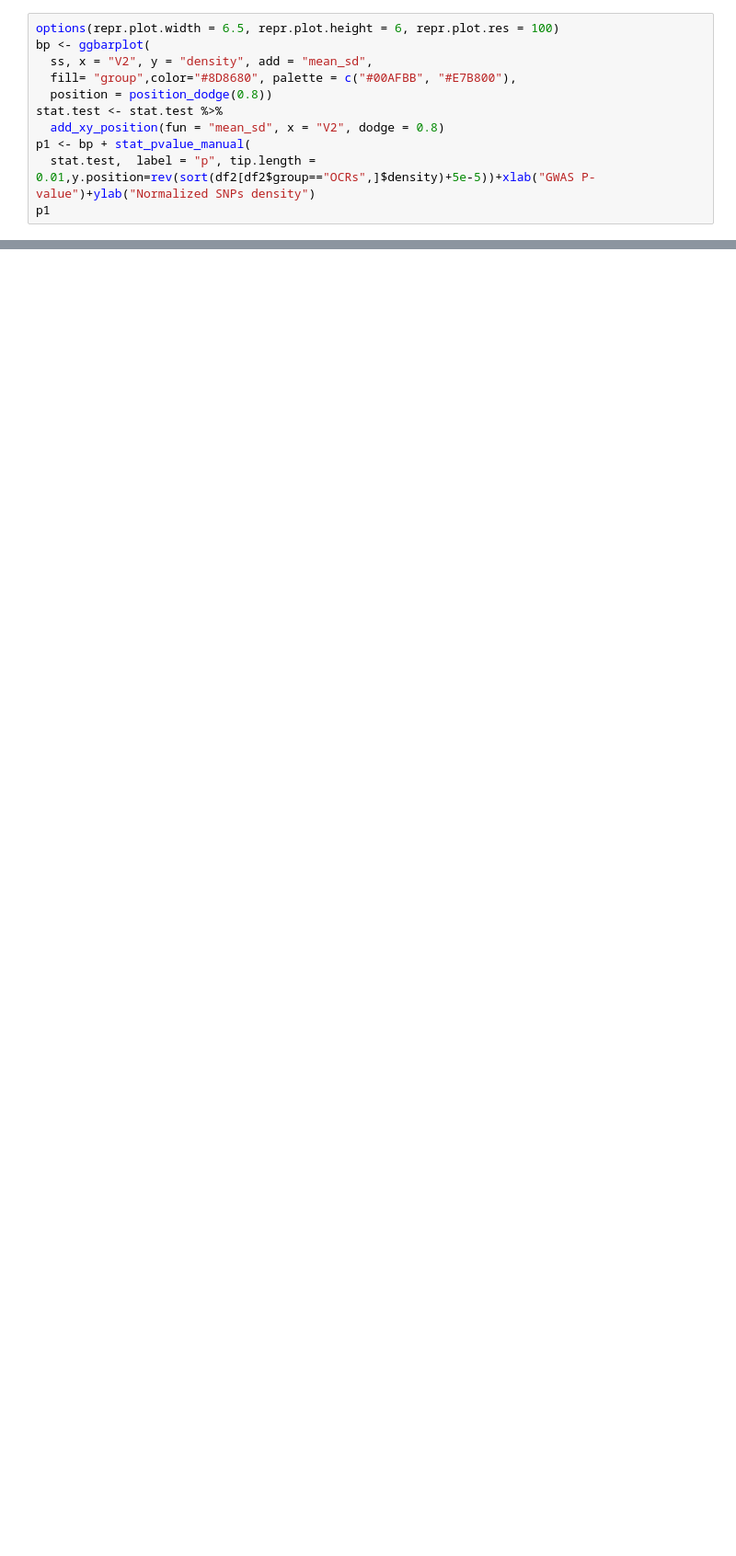
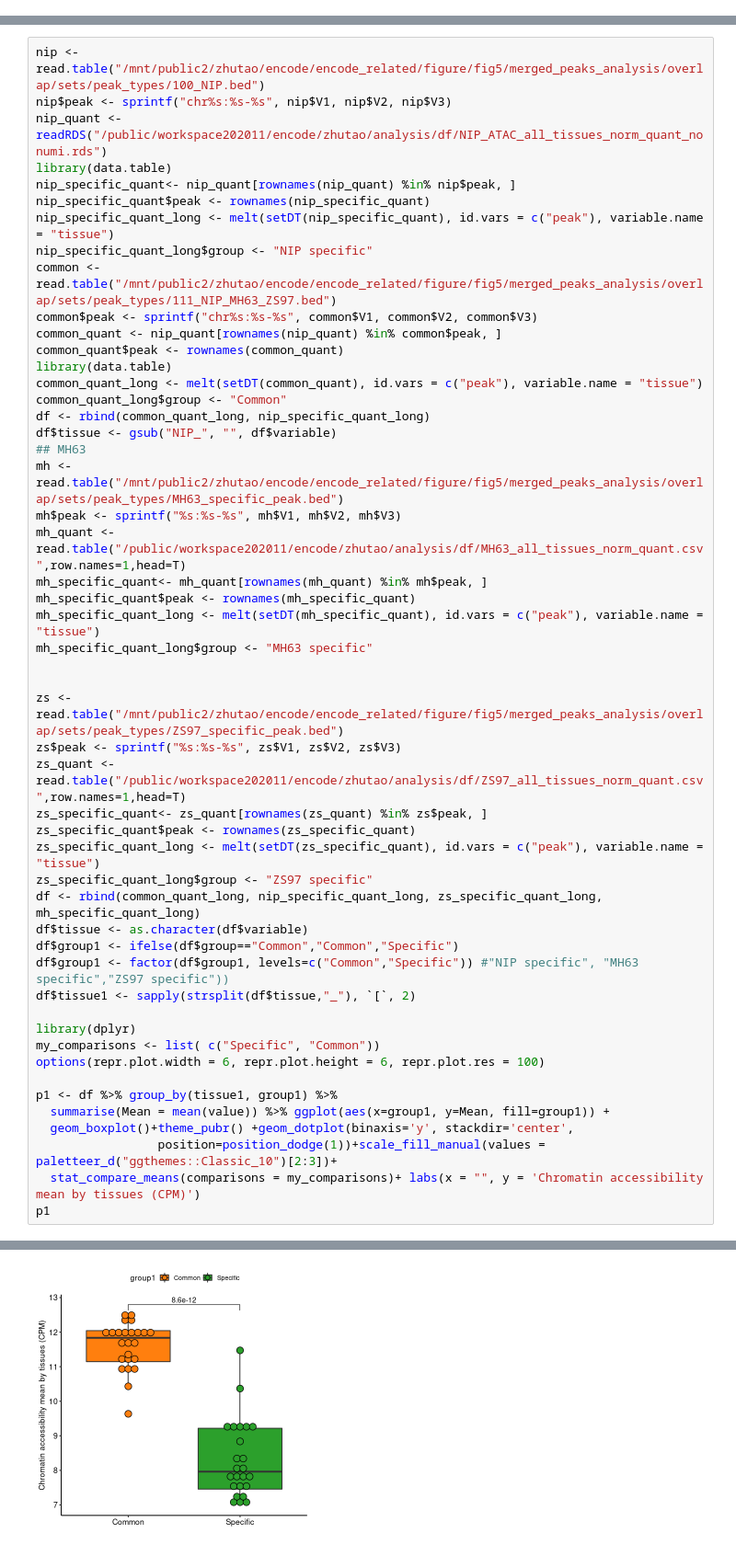
Before and after one commit to tzhu-bio/CART, a Jupyter notebook: Notebooks/Figure 6.ipynb, the cells around one changed output, grey strips where cells are left out. Shown at 92% size. Drawn from its saved outputs; the diff is of its cells as text; blank space fills up the shorter version.

```diff
--- a/Notebooks/Figure 6.ipynb
+++ b/Notebooks/Figure 6.ipynb
@@ -761,11 +0,0 @@ A rstatix_test: 6 × 11
-# %%
-options(repr.plot.width = 6.5, repr.plot.height = 6, repr.plot.res = 100)
-bp <- ggbarplot(
-  ss, x = "V2", y = "density", add = "mean_sd",
-  fill= "group",color="#8D8680", palette = c("#00AFBB", "#E7B800"),
-  position = position_dodge(0.8))
-stat.test <- stat.test %>%
-  add_xy_position(fun = "mean_sd", x = "V2", dodge = 0.8)
-p1 <- bp + stat_pvalue_manual(
-  stat.test,  label = "p", tip.length = 0.01,y.position=rev(sort(df2[df2$group=="OCRs",]$density)+5e-5))+xlab("GWAS P-value")+ylab("Normalized SNPs density")
-p1
@@ -1063,0 +3,52 @@ Warning message:
+# %%
+nip <- read.table("/mnt/public2/zhutao/encode/encode_related/figure/fig5/merged_peaks_analysis/overlap/sets/peak_types/100_NIP.bed")
+nip$peak <- sprintf("chr%s:%s-%s", nip$V1, nip$V2, nip$V3)
+nip_quant <- readRDS("/public/workspace202011/encode/zhutao/analysis/df/NIP_ATAC_all_tissues_norm_quant_nonumi.rds")
+library(data.table)
+nip_specific_quant<- nip_quant[rownames(nip_quant) %in% nip$peak, ]
+nip_specific_quant$peak <- rownames(nip_specific_quant)
+nip_specific_quant_long <- melt(setDT(nip_specific_quant), id.vars = c("peak"), variable.name = "tissue")
+nip_specific_quant_long$group <- "NIP specific"
+common <- read.table("/mnt/public2/zhutao/encode/encode_related/figure/fig5/merged_peaks_analysis/overlap/sets/peak_types/111_NIP_MH63_ZS97.bed")
+common$peak <- sprintf("chr%s:%s-%s", common$V1, common$V2, common$V3)
+common_quant <- nip_quant[rownames(nip_quant) %in% common$peak, ]
+common_quant$peak <- rownames(common_quant)
+library(data.table)
+common_quant_long <- melt(setDT(common_quant), id.vars = c("peak"), variable.name = "tissue")
+common_quant_long$group <- "Common"
+df <- rbind(common_quant_long, nip_specific_quant_long)
+df$tissue <- gsub("NIP_", "", df$variable)
+## MH63
+mh <- read.table("/mnt/public2/zhutao/encode/encode_related/figure/fig5/merged_peaks_analysis/overlap/sets/peak_types/MH63_specific_peak.bed")
+mh$peak <- sprintf("%s:%s-%s", mh$V1, mh$V2, mh$V3)
+mh_quant <- read.table("/public/workspace202011/encode/zhutao/analysis/df/MH63_all_tissues_norm_quant.csv",row.names=1,head=T)
+mh_specific_quant<- mh_quant[rownames(mh_quant) %in% mh$peak, ]
+mh_specific_quant$peak <- rownames(mh_specific_quant)
+mh_specific_quant_long <- melt(setDT(mh_specific_quant), id.vars = c("peak"), variable.name = "tissue")
+mh_specific_quant_long$group <- "MH63 specific"
+
+
+zs <- read.table("/mnt/public2/zhutao/encode/encode_related/figure/fig5/merged_peaks_analysis/overlap/sets/peak_types/ZS97_specific_peak.bed")
+zs$peak <- sprintf("%s:%s-%s", zs$V1, zs$V2, zs$V3)
+zs_quant <- read.table("/public/workspace202011/encode/zhutao/analysis/df/ZS97_all_tissues_norm_quant.csv",row.names=1,head=T)
+zs_specific_quant<- zs_quant[rownames(zs_quant) %in% zs$peak, ]
+zs_specific_quant$peak <- rownames(zs_specific_quant)
+zs_specific_quant_long <- melt(setDT(zs_specific_quant), id.vars = c("peak"), variable.name = "tissue")
+zs_specific_quant_long$group <- "ZS97 specific"
+df <- rbind(common_quant_long, nip_specific_quant_long, zs_specific_quant_long, mh_specific_quant_long)
+df$tissue <- as.character(df$variable)
+df$group1 <- ifelse(df$group=="Common","Common","Specific")
+df$group1 <- factor(df$group1, levels=c("Common","Specific")) #"NIP specific", "MH63 specific","ZS97 specific"))
+df$tissue1 <- sapply(strsplit(df$tissue,"_"), `[`, 2)
+
+library(dplyr)
+my_comparisons <- list( c("Specific", "Common"))
+options(repr.plot.width = 6, repr.plot.height = 6, repr.plot.res = 100)
+
+p1 <- df %>% group_by(tissue1, group1) %>%
+  summarise(Mean = mean(value)) %>% ggplot(aes(x=group1, y=Mean, fill=group1)) +
+  geom_boxplot()+theme_pubr() +geom_dotplot(binaxis='y', stackdir='center',
+                 position=position_dodge(1))+scale_fill_manual(values = paletteer_d("ggthemes::Classic_10")[2:3])+
+  stat_compare_means(comparisons = my_comparisons)+ labs(x = "", y = 'Chromatin accessibility mean by tissues (CPM)')
+p1
+# %% [output]
@@ -1063,0 +58 @@ Warning message:
+[figure, added]
```
Also changed, not shown: parts of 86 cells of this notebook, 1 other file.
